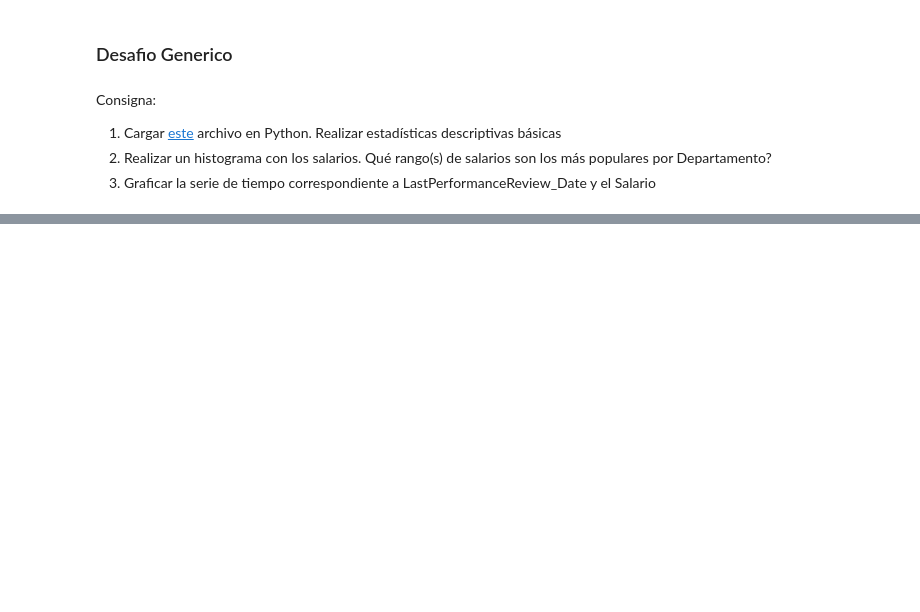
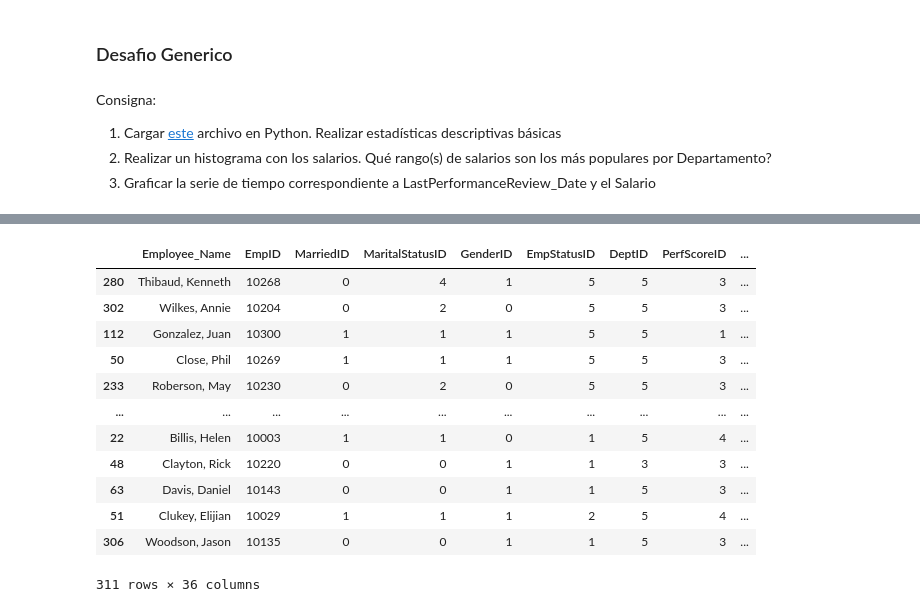
Before and after one commit to Zurishadday/CoderHouseDS, a Jupyter notebook: Clase 8.ipynb, the cells around one changed output, grey strips where cells are left out. Cells and saved outputs as stored; diff of their text form; code cells hidden in the pictures; blank space fills up the shorter version.

```diff
--- a/Clase 8.ipynb
+++ b/Clase 8.ipynb
@@ -214,0 +256,16 @@ df = pd.read_csv(r"~/Downloads/HRDataset_v14.csv")
+# %%
+df1
+# %% [output]
+|  | Employee_Name | EmpID | MarriedID | MaritalStatusID | GenderID | EmpStatusID | DeptID | PerfScoreID | ... |
+| 280 | Thibaud, Kenneth | 10268 | 0 | 4 | 1 | 5 | 5 | 3 | ... |
+| 302 | Wilkes, Annie | 10204 | 0 | 2 | 0 | 5 | 5 | 3 | ... |
+| 112 | Gonzalez, Juan | 10300 | 1 | 1 | 1 | 5 | 5 | 1 | ... |
+| 50 | Close, Phil | 10269 | 1 | 1 | 1 | 5 | 5 | 3 | ... |
+| 233 | Roberson, May | 10230 | 0 | 2 | 0 | 5 | 5 | 3 | ... |
+| ... | ... | ... | ... | ... | ... | ... | ... | ... | ... |
+| 22 | Billis, Helen | 10003 | 1 | 1 | 0 | 1 | 5 | 4 | ... |
+| 48 | Clayton, Rick | 10220 | 0 | 0 | 1 | 1 | 3 | 3 | ... |
+| 63 | Davis, Daniel | 10143 | 0 | 0 | 1 | 1 | 5 | 3 | ... |
+| 51 | Clukey, Elijian | 10029 | 1 | 1 | 1 | 2 | 5 | 4 | ... |
+| 306 | Woodson, Jason | 10135 | 0 | 0 | 1 | 1 | 5 | 3 | ... |
+311 rows × 36 columns
```
Also changed, not shown: parts of 6 cells of this notebook, 1 other file.
